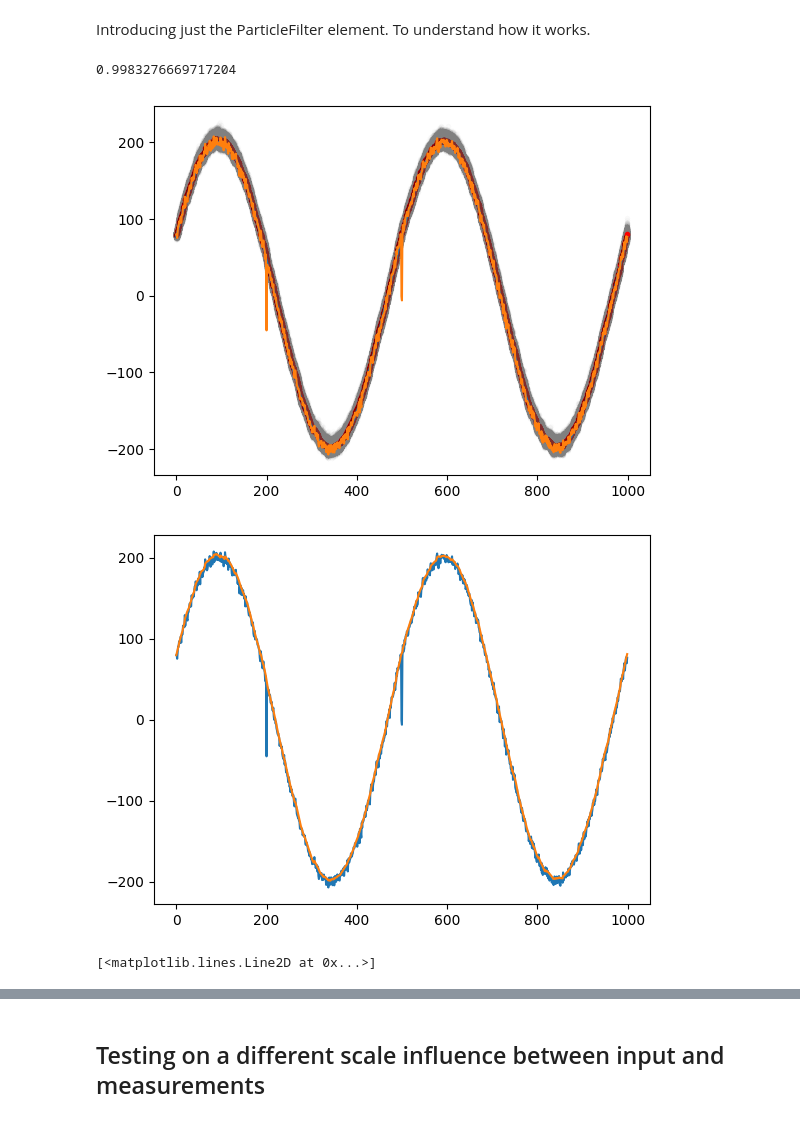
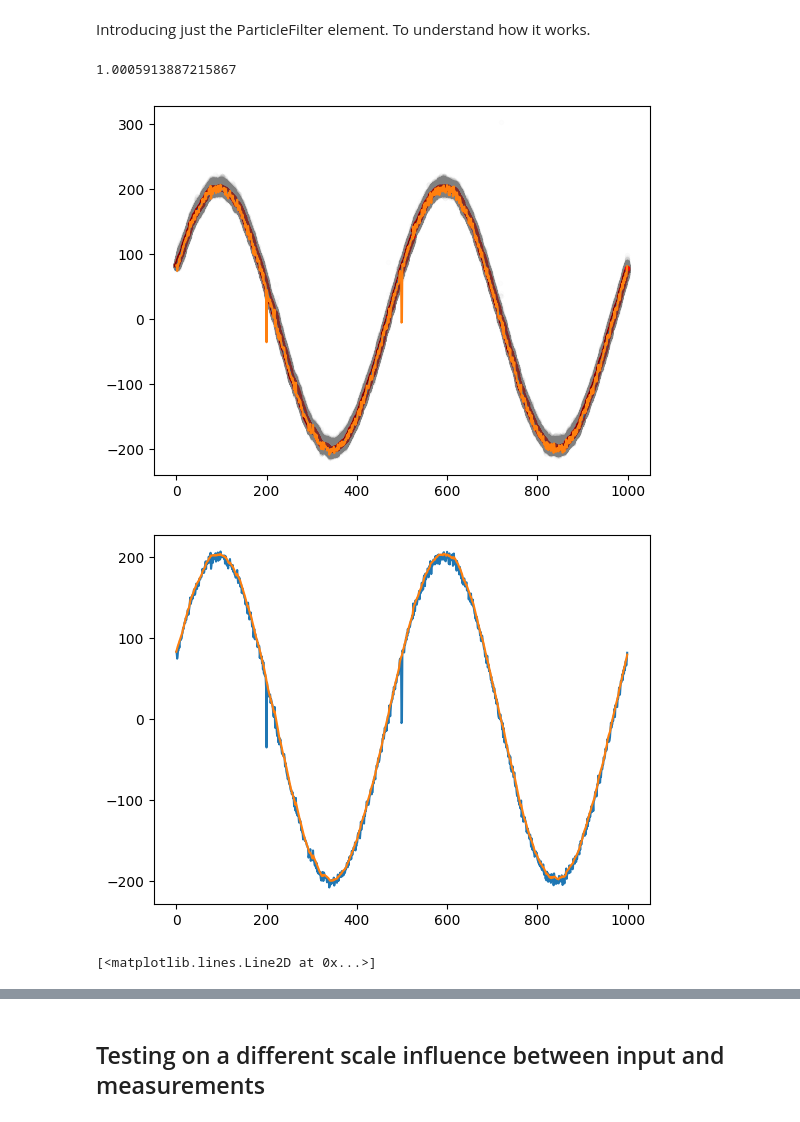
Before and after one commit to OWI-Lab/filter_tc, a Jupyter notebook: notebooks/Basic_testing_compression.ipynb, the cells around one changed output, grey strips where cells are left out. Cells and saved outputs as stored; diff of their text form; code cells hidden in the pictures.

```diff
--- a/notebooks/Basic_testing_compression.ipynb
+++ b/notebooks/Basic_testing_compression.ipynb
@@ -105,7 +99,7 @@ pf = ParticleFilter(
     num_particles=num_particles,
     r_measurement_noise=5e1,
     q_process_noise=np.array([2, 1]),
-    scale=5e-3,
+    scale=1e-1,
     loc=-10,
     alpha = pf_alpha)
 
@@ -115,36 +109,36 @@ std = np.array([0.1, 0.1]) # TODO: @MaxWeil where does this come from, is it a s
 pf.create_gaussian_particles(mean, std)
 pf.predictions = np.zeros(len(measurements))
 for i, measurement in enumerate(measurements):
     pf.predict(input[:,i])
     #print(self.particles, self.weights)
     pf.update(measurement, loading=loading)
     #print(self.particles, self.weights)
     pf.simple_resample(loading=loading)
     #print(self.particles, self.weights)
     prediction, var = pf.estimate()
     #print(self.particles, self.weights)
     pf.predictions[i] = prediction
 
     plt.plot(np.ones(num_particles)*i,pf.particles[:,0], marker='.', color='gray', alpha=0.01, linestyle='')
     plt.plot(i, prediction, marker='.', color='r')
 
 plt.plot(y_lf)
 plt.plot(measurements)
 
 # plt.ylim([-10,10])
 plt.show()
 plt.plot(measurements)
 plt.plot(pf.predictions)
 
 plt.show()
 
 # plot noise ditribution
 x = np.linspace(-10, 100, 100)
 plt.plot(x, pf.event_distribution.pdf(x), 'k-', lw=2, label='frozen pdf')
 # %% [output]
-0.9983276669717204
+1.0005913887215867
-[figure, old version]
+[figure, new version]
-[figure, old version]
+[figure, new version]
 [<matplotlib.lines.Line2D at 0x...>]
 [figure]
 # %%
```
Also changed, not shown: parts of 12 cells of this notebook, 1 other file.
